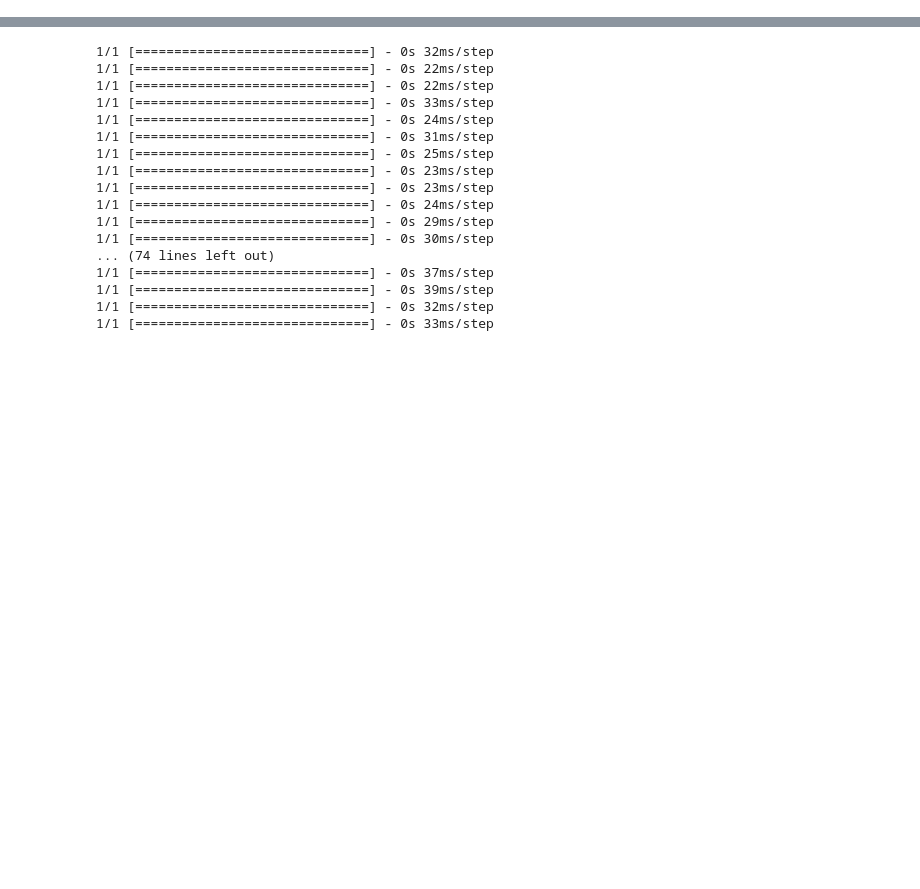
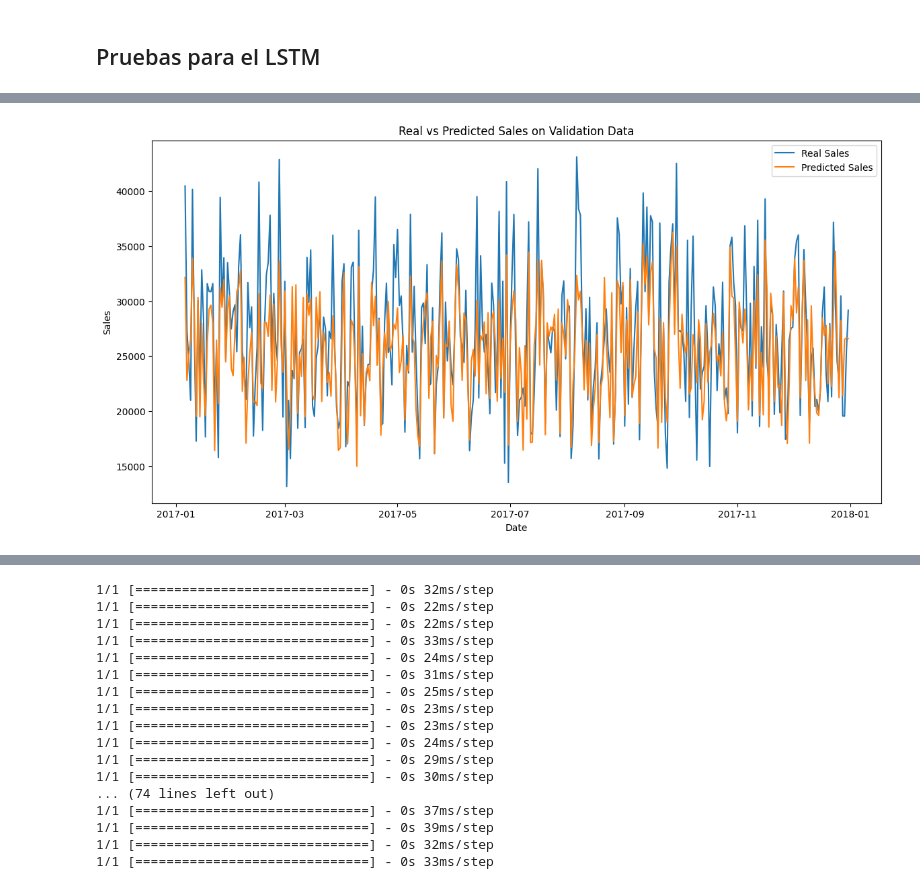
Before and after one commit to sensito/Detecci-n-de-Anomal-as-en-Ventas-Usando-Modelos-LSTM-y-Autoencoder, a Jupyter notebook: Hibrido.ipynb, the cells around one changed output, grey strips where cells are left out. Drawn from its saved outputs; the diff is of its cells as text; code cells hidden in the pictures; blank space fills up the shorter version.

```diff
--- a/Hibrido.ipynb
+++ b/Hibrido.ipynb
@@ -0,0 +121,24 @@
+# %% [markdown]
+## Pruebas para el LSTM
+# %%
+# Realizar predicciones en el conjunto de validación
+predictions = model.predict(X_val)
+
+# Invertir la escala de las predicciones y los valores reales
+predicted_sales = scaler.inverse_transform(predictions)
+real_sales = scaler.inverse_transform(y_val.reshape(-1, 1))
+
+# Crear un DataFrame con las predicciones y los valores reales
+validation_dates = daily_sales['date'][-len(y_val):].reset_index(drop=True)
+validation_df = pd.DataFrame({'date': validation_dates, 'real_sales': real_sales.flatten(), 'predicted_sales': predicted_sales.flatten()})
+
+# Plotear las ventas reales vs las ventas predichas
+plt.figure(figsize=(14, 7))
+plt.plot(validation_df['date'], validation_df['real_sales'], label='Real Sales')
+plt.plot(validation_df['date'], validation_df['predicted_sales'], label='Predicted Sales')
+plt.xlabel('Date')
+plt.ylabel('Sales')
+plt.title('Real vs Predicted Sales on Validation Data')
+plt.legend()
+plt.show()
+# %% [output]
@@ -0,0 +146 @@
+[figure, added]
```
Also changed, not shown: parts of 38 cells of this notebook.
